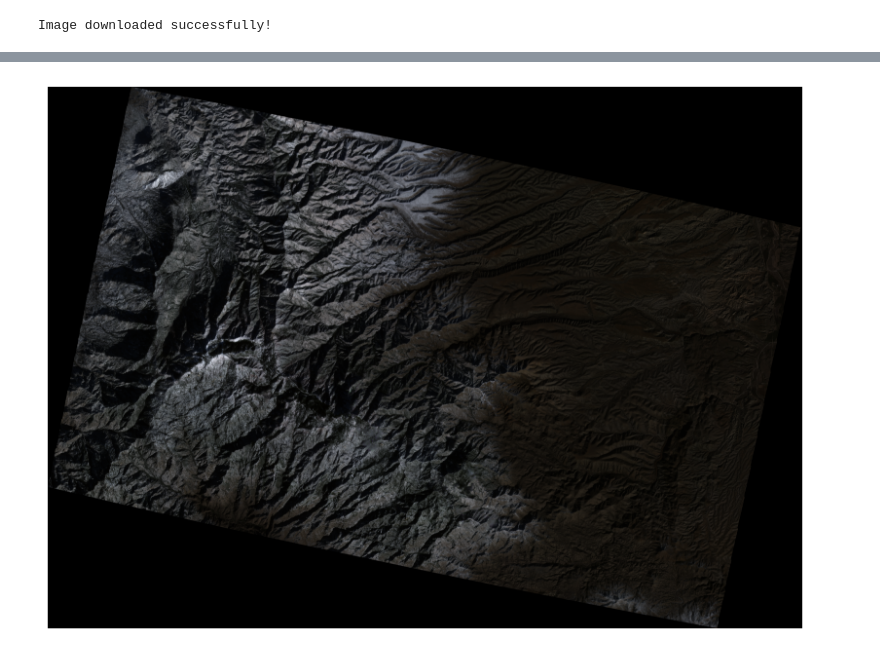
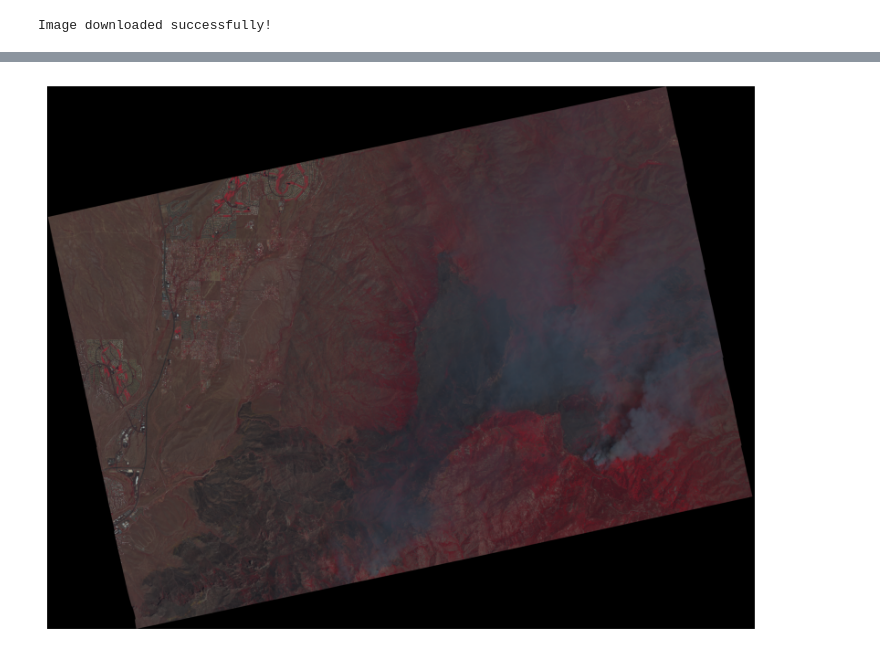
Before and after one commit to ua-datalab/Geospatial_Workshops, a Jupyter notebook: Planet_API.ipynb, the cells around one changed output, grey strips where cells are left out. Saved outputs shown, nothing was run; the diff lists cells and outputs as text; code cells hidden in the pictures.

```diff
--- a/Planet_API.ipynb
+++ b/Planet_API.ipynb
@@ -250,20 +269,23 @@ Requirement already satisfied: GDAL in /usr/local/lib/python3.10/dist-packages (
 # %%
 # Ensure you have the correct file path
-image_path = '/content/lemmon_8jan2024.tif'  # Replace with your file path
+image_path = '/content/bighorn_fire.tif'  # Replace with your file path
 # %%
+### Visualize the Satellite Imagery
+## Planetscope band order: band 1 = blue; band 2 = green; band 3 = red; band 4 = near-infrared
+
 with rasterio.open(image_path) as src:
-    image = src.read([3, 2, 1])  # Read only the first three bands
+    image = src.read([4, 3, 2])  # Display as false-color composite (show nir as red; show red as green; show green as blue)
 
 # Normalize the bands
 image = image.astype('float32')
 for i in range(image.shape[0]):
     image[i] /= image[i].max()
 
 plt.figure(figsize=(10, 10))
 
 image = image.transpose(1, 2, 0)  # Transpose dimensions
 plt.imshow(image)
 plt.axis('off')
 plt.show()
 # %% [output]
-[figure, old version]
+[figure, new version]
```
Also changed, not shown: parts of 13 cells of this notebook.
